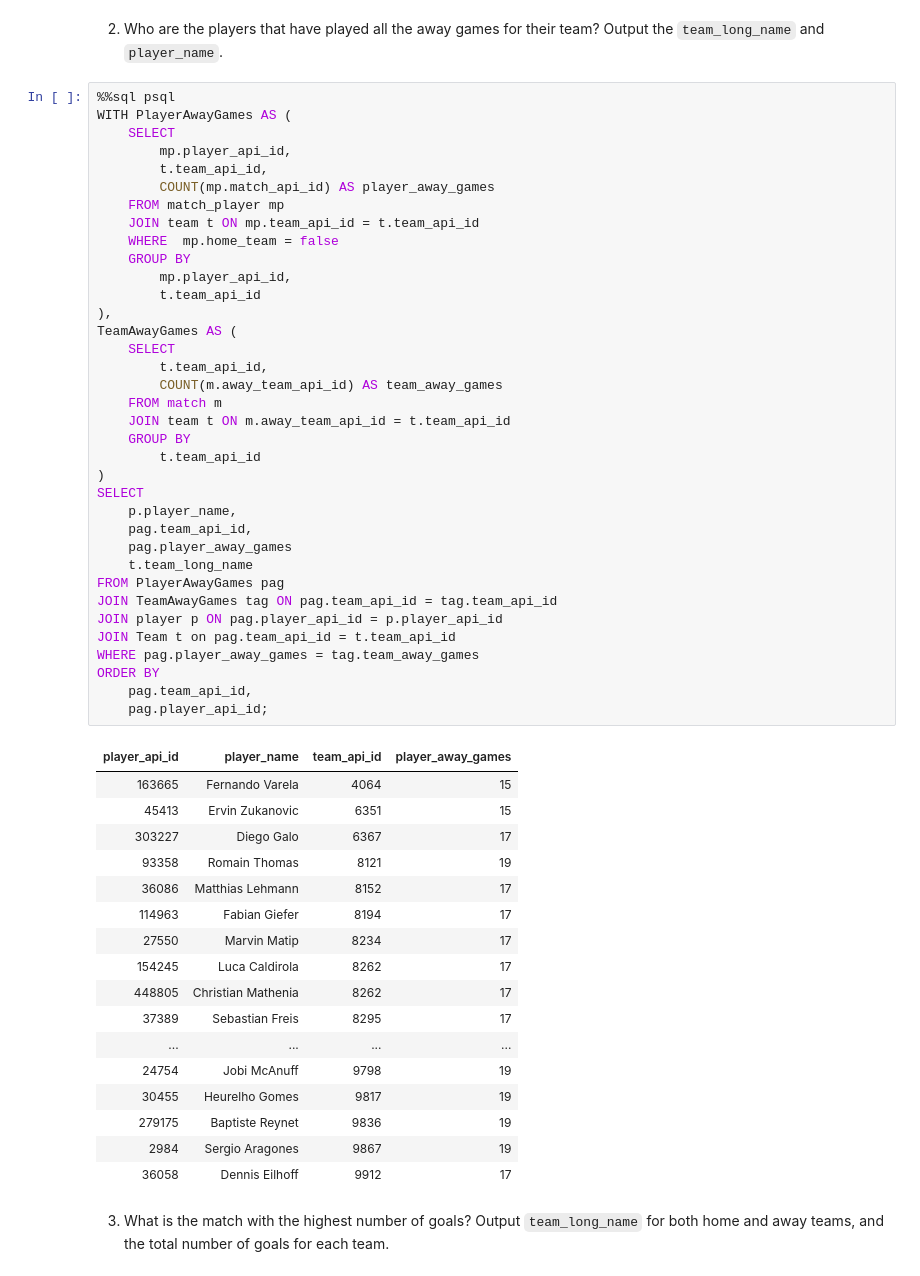
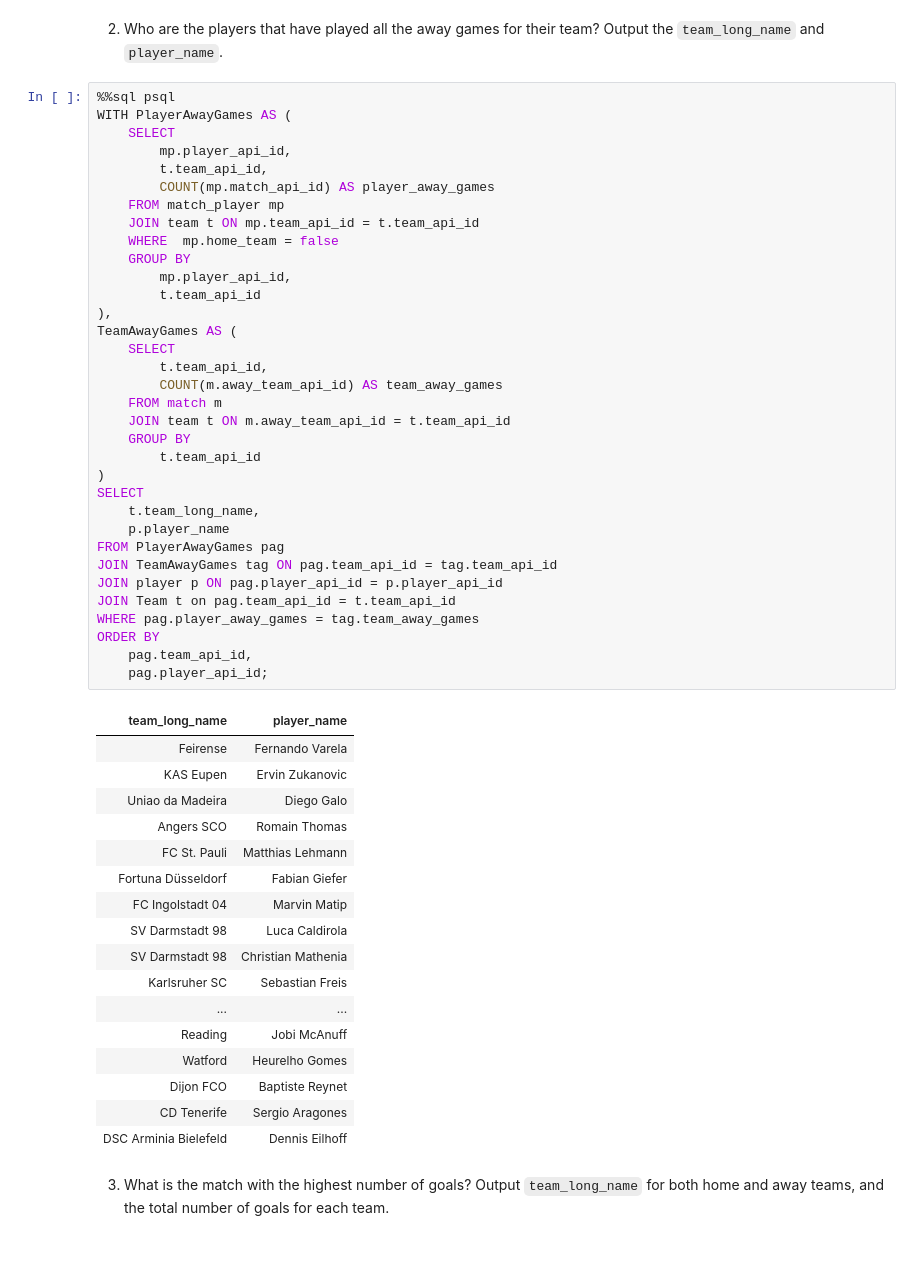
Before and after one commit to MargaridaEstrela/ISDB, a Jupyter notebook: 2 P2 Project/G2-p2-project.ipynb, the cells around one changed output. Saved outputs shown, nothing was run; the diff lists cells and outputs as text.

```diff
--- a/2 P2 Project/G2-p2-project.ipynb
+++ b/2 P2 Project/G2-p2-project.ipynb
@@ -351,54 +351,52 @@ WITH PlayerAwayGames AS (
     SELECT
         mp.player_api_id,
         t.team_api_id,
         COUNT(mp.match_api_id) AS player_away_games
     FROM match_player mp
     JOIN team t ON mp.team_api_id = t.team_api_id
     WHERE  mp.home_team = false
     GROUP BY
         mp.player_api_id,
         t.team_api_id
 ),
 TeamAwayGames AS (
     SELECT
         t.team_api_id,
         COUNT(m.away_team_api_id) AS team_away_games
     FROM match m
     JOIN team t ON m.away_team_api_id = t.team_api_id
     GROUP BY
         t.team_api_id
 )
 SELECT
-    p.player_name,
-    pag.team_api_id,
-    pag.player_away_games
-    t.team_long_name
+    t.team_long_name,
+    p.player_name
 FROM PlayerAwayGames pag
 JOIN TeamAwayGames tag ON pag.team_api_id = tag.team_api_id
 JOIN player p ON pag.player_api_id = p.player_api_id
 JOIN Team t on pag.team_api_id = t.team_api_id
 WHERE pag.player_away_games = tag.team_away_games
 ORDER BY
     pag.team_api_id,
     pag.player_api_id;
 # %% [output]
-| player_api_id | player_name | team_api_id | player_away_games |
-| 163665 | Fernando Varela | 4064 | 15 |
-| 45413 | Ervin Zukanovic | 6351 | 15 |
-| 303227 | Diego Galo | 6367 | 17 |
-| 93358 | Romain Thomas | 8121 | 19 |
-| 36086 | Matthias Lehmann | 8152 | 17 |
-| 114963 | Fabian Giefer | 8194 | 17 |
-| 27550 | Marvin Matip | 8234 | 17 |
-| 154245 | Luca Caldirola | 8262 | 17 |
-| 448805 | Christian Mathenia | 8262 | 17 |
-| 37389 | Sebastian Freis | 8295 | 17 |
-| ... | ... | ... | ... |
-| 24754 | Jobi McAnuff | 9798 | 19 |
-| 30455 | Heurelho Gomes | 9817 | 19 |
-| 279175 | Baptiste Reynet | 9836 | 19 |
-| 2984 | Sergio Aragones | 9867 | 19 |
-| 36058 | Dennis Eilhoff | 9912 | 17 |
+| team_long_name | player_name |
+| Feirense | Fernando Varela |
+| KAS Eupen | Ervin Zukanovic |
+| Uniao da Madeira | Diego Galo |
+| Angers SCO | Romain Thomas |
+| FC St. Pauli | Matthias Lehmann |
+| Fortuna Düsseldorf | Fabian Giefer |
+| FC Ingolstadt 04 | Marvin Matip |
+| SV Darmstadt 98 | Luca Caldirola |
+| SV Darmstadt 98 | Christian Mathenia |
+| Karlsruher SC | Sebastian Freis |
+| ... | ... |
+| Reading | Jobi McAnuff |
+| Watford | Heurelho Gomes |
+| Dijon FCO | Baptiste Reynet |
+| CD Tenerife | Sergio Aragones |
+| DSC Arminia Bielefeld | Dennis Eilhoff |
 # %% [markdown]
 3. What is the match with the highest number of goals? Output `team_long_name` for both home and away teams, and the total number of goals for each team.
 # %%
```
Also changed, not shown: parts of 5 cells of this notebook.
